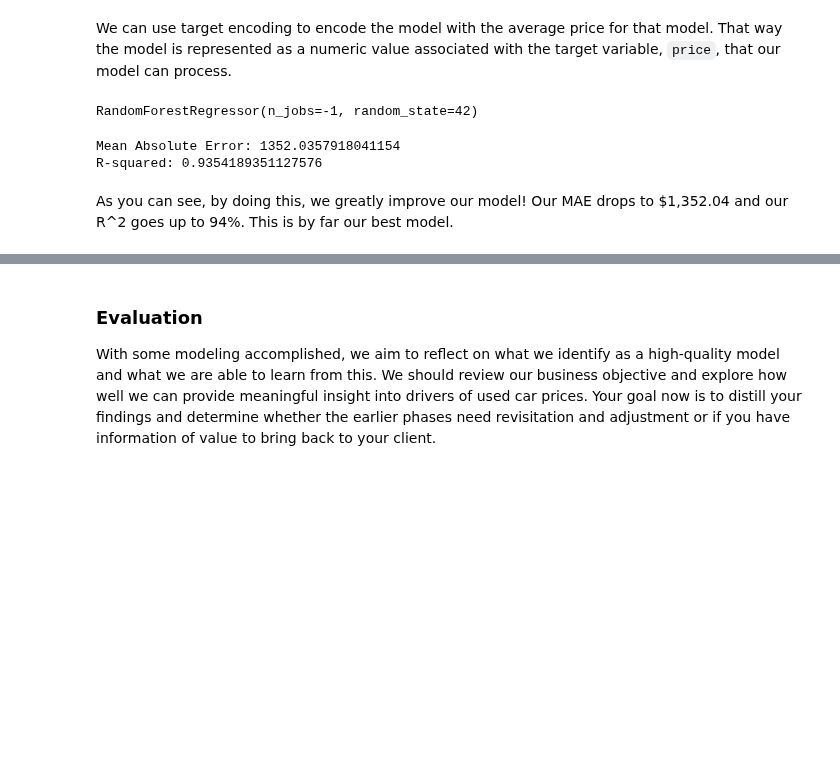
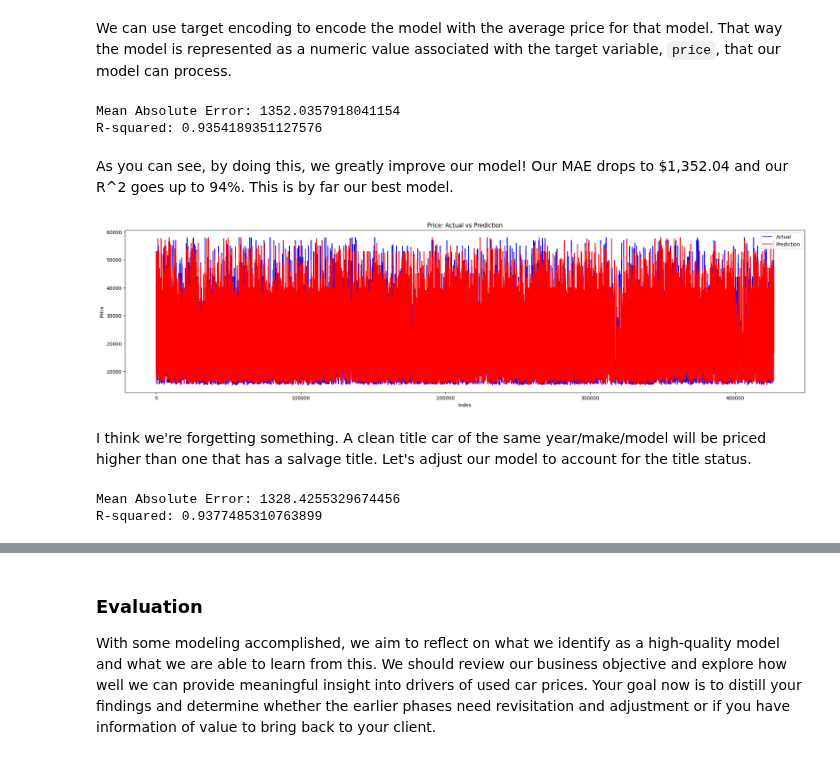
Before and after one commit to dslapelis/ML-AI-11.1, a Jupyter notebook: prompt_II.ipynb, the cells around one changed output, grey strips where cells are left out. Saved outputs shown, nothing was run; the diff lists cells and outputs as text; code cells hidden in the pictures; blank space fills up the shorter version.

```diff
--- a/prompt_II.ipynb
+++ b/prompt_II.ipynb
@@ -303,22 +320,18 @@ data1.drop(columns=['model'], inplace=True)
 features = data1[["year", "odometer", "condition", "model_encoded"]]
 target = data1["price"]
 features = pd.get_dummies(features, drop_first=True)
+
+y_test, y_pred, mae, r2 = build_random_forest_regressor_model(features, target)
+print(f"Mean Absolute Error: {mae}")
+print(f"R-squared: {r2}")
+# %% [output]
+Mean Absolute Error: 1352.0357918041154
+R-squared: 0.9354189351127576
-# %%
-X_train, X_test, y_train, y_test = train_test_split(features, target, test_size=0.3, random_state=42)
-
-model = RandomForestRegressor(n_jobs=-1, n_estimators=100, random_state=42)
-model.fit(X_train, y_train)
-# %% [output]
-RandomForestRegressor(n_jobs=-1, random_state=42)
-# %%
-y_pred = model.predict(X_test)
-mae = mean_absolute_error(y_test, y_pred)
-r2 = r2_score(y_test, y_pred)
-
-print(f"Mean Absolute Error: {mae}")
-print(f"R-squared: {r2}")
-# %% [output]
-Mean Absolute Error: 1352.0357918041154
-R-squared: 0.9354189351127576
 # %% [markdown]
 As you can see, by doing this, we greatly improve our model! Our MAE drops to $1,352.04 and our R^2 goes up to 94%. This is by far our best model.
+# %%
+visualize_pred_vs_act(y_test, y_pred)
+# %% [output]
+[figure, added]
+# %% [markdown]
+I think we're forgetting something. A clean title car of the same year/make/model will be priced higher than one that has a salvage title. Let's adjust our model to account for the title status.
@@ -324,0 +344,7 @@ As you can see, by doing this, we greatly improve our model! Our MAE drops to $1
+# %%
+y_test, y_pred, mae, r2 = build_random_forest_regressor_model(features, target)
+print(f"Mean Absolute Error: {mae}")
+print(f"R-squared: {r2}")
+# %% [output]
+Mean Absolute Error: 1328.4255329674456
+R-squared: 0.9377485310763899
```
Also changed, not shown: parts of 14 cells of this notebook.
